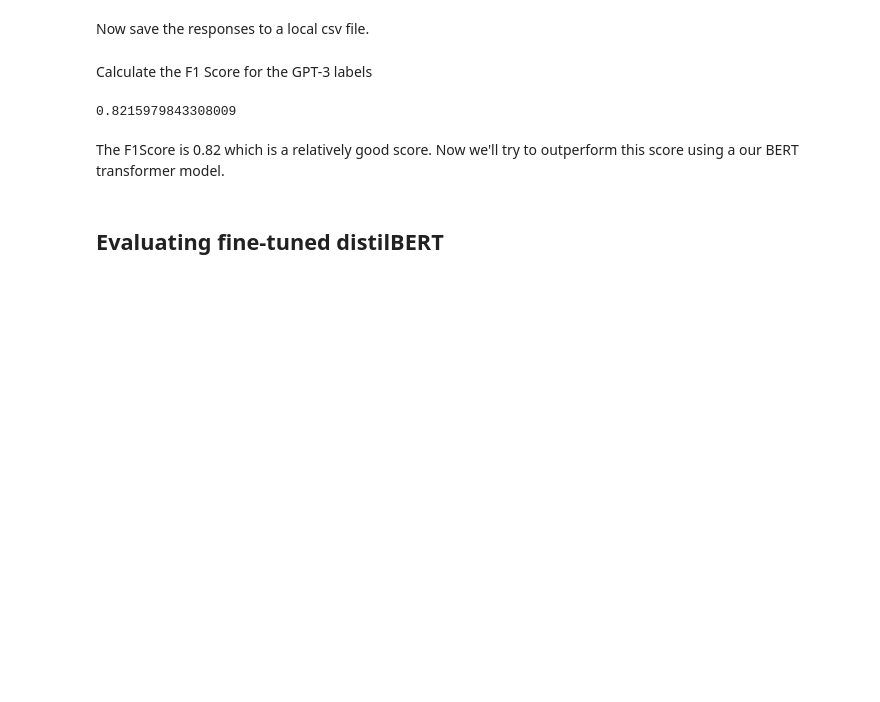
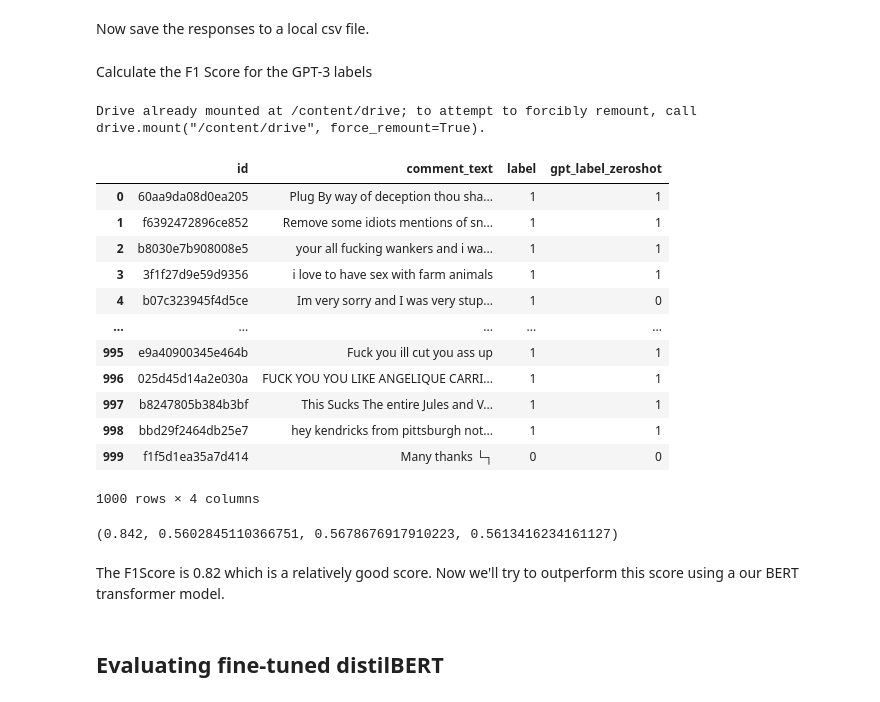
Before and after one commit to slinusc/BERT_vs_GPT_hate_speech_detection, a Jupyter notebook: hate_speech_detection_pipeline/GPT_classification.ipynb, the cells around one changed output. Saved outputs shown, nothing was run; the diff lists cells and outputs as text; code cells hidden in the pictures; blank space fills up the shorter version.

```diff
--- a/hate_speech_detection_pipeline/GPT_classification.ipynb
+++ b/hate_speech_detection_pipeline/GPT_classification.ipynb
@@ -45,15 +45,44 @@ data['gpt_label'] = data['gpt_label'].astype(int)
 data.to_csv("../data/test/800_test_labeled_gpt.csv", index=False)
 # %% [markdown]
 Calculate the F1 Score for the GPT-3 labels
+# %%
+drive.mount('/content/drive')
+base_path = '/content/drive/My Drive/'
+test_data_path = os.path.join(base_path, 'NLP/hate_speech_detection_pipeline/data/test/sampled_test_data_labeled_result_zeroshot.csv')
+
+data = pd.read_csv(test_data_path)
+# %% [output]
+Drive already mounted at /content/drive; to attempt to forcibly remount, call drive.mount("/content/drive", force_remount=True).
+# %%
+data
+# %% [output]
+|  | id | comment_text | label | gpt_label_zeroshot |
+| 0 | 60aa9da08d0ea205 | Plug By way of deception thou sha... | 1 | 1 |
+| 1 | f6392472896ce852 | Remove some idiots mentions of sn... | 1 | 1 |
+| 2 | b8030e7b908008e5 | your all fucking wankers and i wa... | 1 | 1 |
+| 3 | 3f1f27d9e59d9356 | i love to have sex with farm animals | 1 | 1 |
+| 4 | b07c323945f4d5ce | Im very sorry and I was very stup... | 1 | 0 |
+| ... | ... | ... | ... | ... |
+| 995 | e9a40900345e464b | Fuck you ill cut you ass up | 1 | 1 |
+| 996 | 025d45d14a2e030a | FUCK YOU YOU LIKE ANGELIQUE CARRI... | 1 | 1 |
+| 997 | b8247805b384b3bf | This Sucks The entire Jules and V... | 1 | 1 |
+| 998 | bbd29f2464db25e7 | hey kendricks from pittsburgh not... | 1 | 1 |
+| 999 | f1f5d1ea35a7d414 | Many thanks └┐ | 0 | 0 |
+1000 rows × 4 columns
 # %%
-from sklearn.metrics import f1_score
-from sklearn.metrics import recall_score
+from sklearn.metrics import recall_score, precision_score, f1_score, accuracy_score
 
+def get_scores(data):
+    accuracy = accuracy_score(data['label'], data['gpt_label_zeroshot'])
+    # Setze zero_division=0 für Recall
+    recall = recall_score(data['label'], data['gpt_label_zeroshot'], average='macro', zero_division=0)
+    precision = precision_score(data['label'], data['gpt_label_zeroshot'], average='macro')
+    f1 = f1_score(data['label'], data['gpt_label_zeroshot'], average='macro')
+    return accuracy, recall, precision, f1
 
-def get_f1_score(data):
-  return f1_score(data['label'], data['gpt_label'], average='weighted')
+get_scores(data)
 # %% [output]
-0.8215979843308009
+(0.842, 0.5602845110366751, 0.5678676917910223, 0.5613416234161127)
 # %% [markdown]
 The F1Score is 0.82 which is a relatively good score. Now we'll try to outperform this score using a our BERT transformer model.
 # %% [markdown]
```
Also changed, not shown: parts of 2 cells of this notebook, 1 other file.
